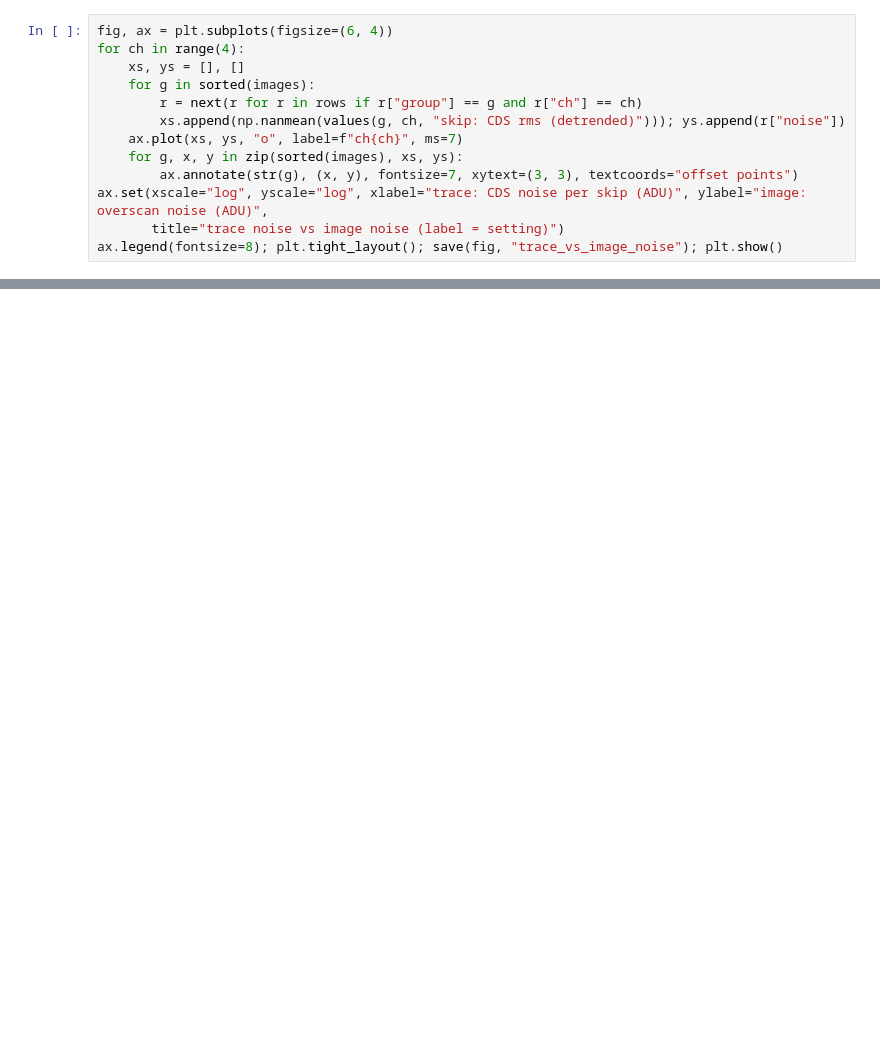
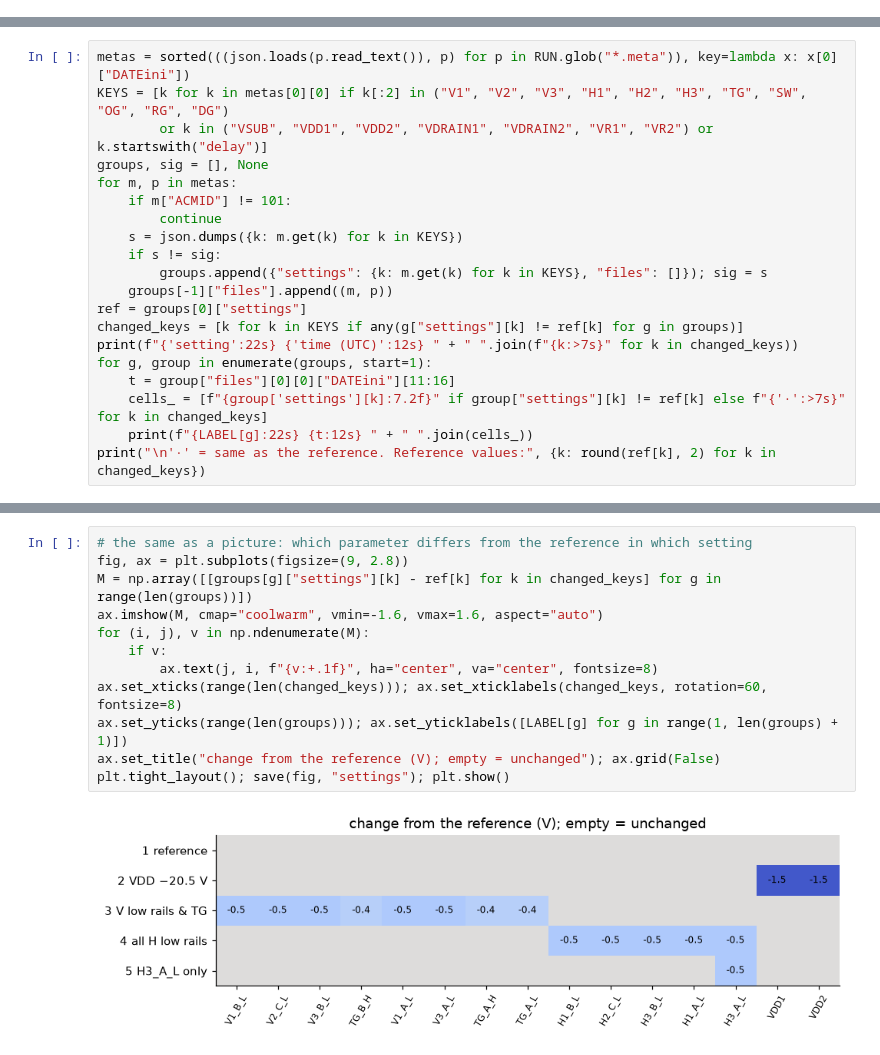
Before and after one commit to Dylan-Rosenmerkel/ccd_opt_ml, a Jupyter notebook: notebooks/packet_tests_2026-10-12.ipynb, the cells around one changed output, grey strips where cells are left out. Drawn from its saved outputs; the diff is of its cells as text; blank space fills up the shorter version.

Commit message:
Packet-test notebook: clearer figures, per-parameter fingerprints, ML feasibility section
Co-Authored-By: Claude Opus 5.5 <noreply@anthropic.com>

```diff
--- a/notebooks/packet_tests_2026-10-12.ipynb
+++ b/notebooks/packet_tests_2026-10-12.ipynb
@@ -483,13 +0,0 @@ each setting with an image: the trace's CDS noise per skip against the image's o
-# %%
-fig, ax = plt.subplots(figsize=(6, 4))
-for ch in range(4):
-    xs, ys = [], []
-    for g in sorted(images):
-        r = next(r for r in rows if r["group"] == g and r["ch"] == ch)
-        xs.append(np.nanmean(values(g, ch, "skip: CDS rms (detrended)"))); ys.append(r["noise"])
-    ax.plot(xs, ys, "o", label=f"ch{ch}", ms=7)
-    for g, x, y in zip(sorted(images), xs, ys):
-        ax.annotate(str(g), (x, y), fontsize=7, xytext=(3, 3), textcoords="offset points")
-ax.set(xscale="log", yscale="log", xlabel="trace: CDS noise per skip (ADU)", ylabel="image: overscan noise (ADU)",
-       title="trace noise vs image noise (label = setting)")
-ax.legend(fontsize=8); plt.tight_layout(); save(fig, "trace_vs_image_noise"); plt.show()
@@ -522,0 +45,20 @@ notes: 35 rows × 1000 columns × 200 skips, about 4.9 min).
+# %%
+metas = sorted(((json.loads(p.read_text()), p) for p in RUN.glob("*.meta")), key=lambda x: x[0]["DATEini"])
+KEYS = [k for k in metas[0][0] if k[:2] in ("V1", "V2", "V3", "H1", "H2", "H3", "TG", "SW", "OG", "RG", "DG")
+        or k in ("VSUB", "VDD1", "VDD2", "VDRAIN1", "VDRAIN2", "VR1", "VR2") or k.startswith("delay")]
+groups, sig = [], None
+for m, p in metas:
+    if m["ACMID"] != 101:
+        continue
+    s = json.dumps({k: m.get(k) for k in KEYS})
+    if s != sig:
+        groups.append({"settings": {k: m.get(k) for k in KEYS}, "files": []}); sig = s
+    groups[-1]["files"].append((m, p))
+ref = groups[0]["settings"]
+changed_keys = [k for k in KEYS if any(g["settings"][k] != ref[k] for g in groups)]
+print(f"{'setting':22s} {'time (UTC)':12s} " + " ".join(f"{k:>7s}" for k in changed_keys))
+for g, group in enumerate(groups, start=1):
+    t = group["files"][0][0]["DATEini"][11:16]
+    cells_ = [f"{group['settings'][k]:7.2f}" if group["settings"][k] != ref[k] else f"{'·':>7s}" for k in changed_keys]
+    print(f"{LABEL[g]:22s} {t:12s} " + " ".join(cells_))
+print("\n'·' = same as the reference. Reference values:", {k: round(ref[k], 2) for k in changed_keys})
@@ -522,0 +74,14 @@ notes: 35 rows × 1000 columns × 200 skips, about 4.9 min).
+# %%
+# the same as a picture: which parameter differs from the reference in which setting
+fig, ax = plt.subplots(figsize=(9, 2.8))
+M = np.array([[groups[g]["settings"][k] - ref[k] for k in changed_keys] for g in range(len(groups))])
+ax.imshow(M, cmap="coolwarm", vmin=-1.6, vmax=1.6, aspect="auto")
+for (i, j), v in np.ndenumerate(M):
+    if v:
+        ax.text(j, i, f"{v:+.1f}", ha="center", va="center", fontsize=8)
+ax.set_xticks(range(len(changed_keys))); ax.set_xticklabels(changed_keys, rotation=60, fontsize=8)
+ax.set_yticks(range(len(groups))); ax.set_yticklabels([LABEL[g] for g in range(1, len(groups) + 1)])
+ax.set_title("change from the reference (V); empty = unchanged"); ax.grid(False)
+plt.tight_layout(); save(fig, "settings"); plt.show()
+# %% [output]
+[figure, added]
```
Also changed, not shown: parts of 65 cells of this notebook, 18 other files.
